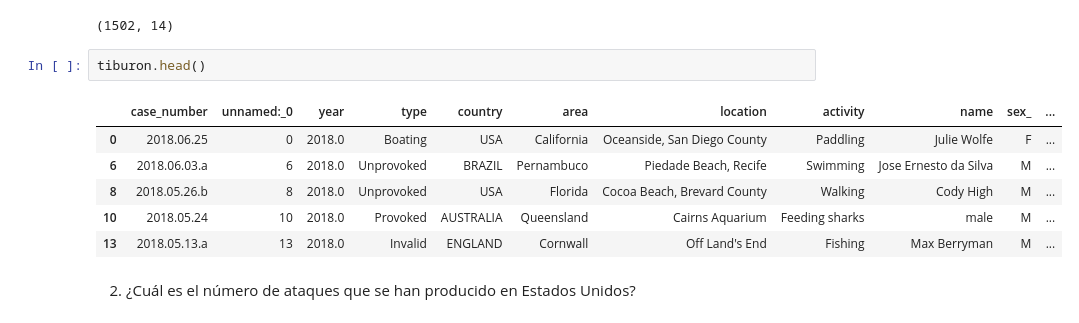
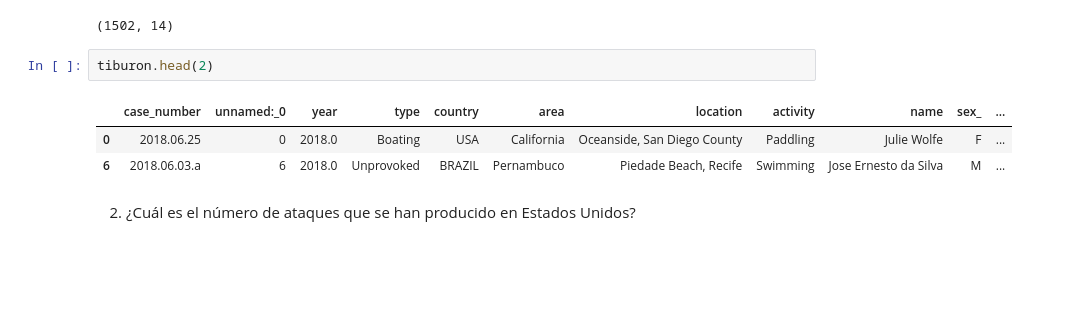
Before and after one commit to Adalab/DA-promoC-modulo2-sprint1-anagallego-sandra, a Jupyter notebook: Pandas/Mod2-lecc4-PandasIV.ipynb, the cells around one changed output. Cells and saved outputs as stored; diff of their text form; blank space fills up the shorter version.

```diff
--- a/Pandas/Mod2-lecc4-PandasIV.ipynb
+++ b/Pandas/Mod2-lecc4-PandasIV.ipynb
@@ -33,14 +33,11 @@ tiburon.shape
 # %% [output]
 (1502, 14)
 # %%
-tiburon.head()
+tiburon.head(2)
 # %% [output]
 |  | case_number | unnamed:_0 | year | type | country | area | location | activity | name | sex_ | ... |
 | 0 | 2018.06.25 | 0 | 2018.0 | Boating | USA | California | Oceanside, San Diego County | Paddling | Julie Wolfe | F | ... |
 | 6 | 2018.06.03.a | 6 | 2018.0 | Unprovoked | BRAZIL | Pernambuco | Piedade Beach, Recife | Swimming | Jose Ernesto da Silva | M | ... |
-| 8 | 2018.05.26.b | 8 | 2018.0 | Unprovoked | USA | Florida | Cocoa Beach, Brevard County | Walking | Cody High | M | ... |
-| 10 | 2018.05.24 | 10 | 2018.0 | Provoked | AUSTRALIA | Queensland | Cairns Aquarium | Feeding sharks | male | M | ... |
-| 13 | 2018.05.13.a | 13 | 2018.0 | Invalid | ENGLAND | Cornwall | Off Land's End | Fishing | Max Berryman | M | ... |
 # %% [markdown]
 2. ¿Cuál es el número de ataques que se han producido en Estados Unidos?
 # %%
```
Also changed, not shown: parts of 9 cells of this notebook, 1 other file.
